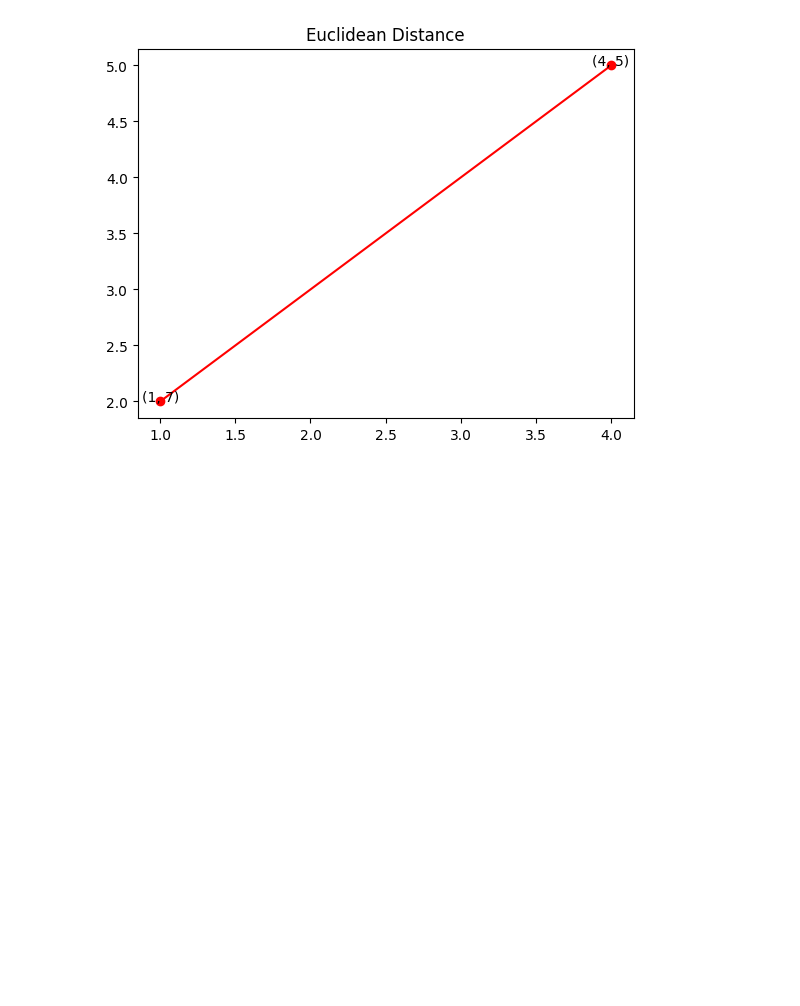
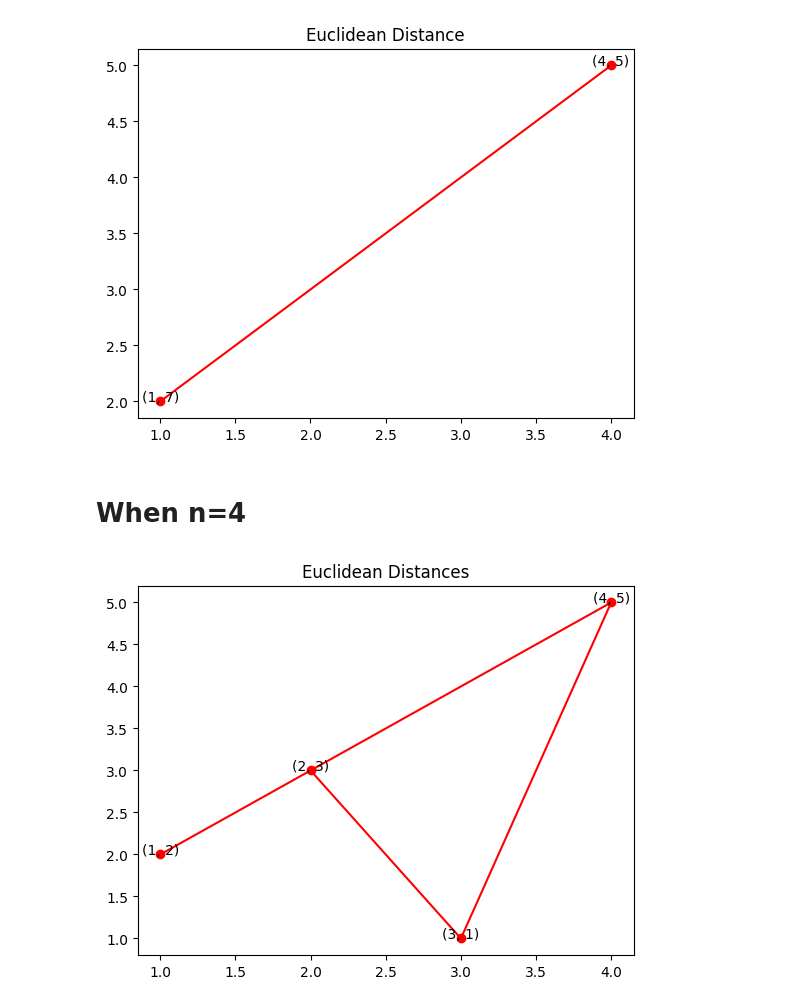
Before and after one commit to Gulwalishah/Euclidean-distance-function, a Jupyter notebook: Euclidean_distance_function.ipynb, the cells around one changed output. Cells and saved outputs as stored; diff of their text form; code cells hidden in the pictures; blank space fills up the shorter version.

```diff
--- a/Euclidean_distance_function.ipynb
+++ b/Euclidean_distance_function.ipynb
@@ -162,3 +162,52 @@ plt.title('Euclidean Distance')
 plt.show()
 # %% [output]
 [figure]
+# %% [markdown]
+# **When n=4**
+# %%
+import matplotlib.pyplot as plt
+
+def euclidean_distance(x1, y1, x2, y2):
+  """
+  Calculates the Euclidean distance between two points.
+
+  Args:
+    x1: The x-coordinate of the first point.
+    y1: The y-coordinate of the first point.
+    x2: The x-coordinate of the second point.
+    y2: The y-coordinate of the second point.
+
+  Returns:
+    The Euclidean distance between the two points.
+  """
+
+  return ((x1 - x2)**2 + (y1 - y2)**2)**0.5
+
+# Define the four points
+x1, y1 = 1, 2
+x2, y2 = 4, 5
+x3, y3 = 3, 1
+x4, y4 = 2, 3
+
+# Calculate the Euclidean distances
+distance_12 = euclidean_distance(x1, y1, x2, y2)
+distance_13 = euclidean_distance(x1, y1, x3, y3)
+distance_14 = euclidean_distance(x1, y1, x4, y4)
+distance_23 = euclidean_distance(x2, y2, x3, y3)
+distance_24 = euclidean_distance(x2, y2, x4, y4)
+distance_34 = euclidean_distance(x3, y3, x4, y4)
+
+# Plot the four points
+plt.plot([x1, x2, x3, x4], [y1, y2, y3, y4], 'ro-')
+
+# Label the points
+plt.text(x1, y1, '(1, 2)', ha='center')
+plt.text(x2, y2, '(4, 5)', ha='center')
+plt.text(x3, y3, '(3, 1)', ha='center')
+plt.text(x4, y4, '(2, 3)', ha='center')
+
+# Add a title and show the plot
+plt.title('Euclidean Distances')
+plt.show()
+# %% [output]
+[figure, added]
```
